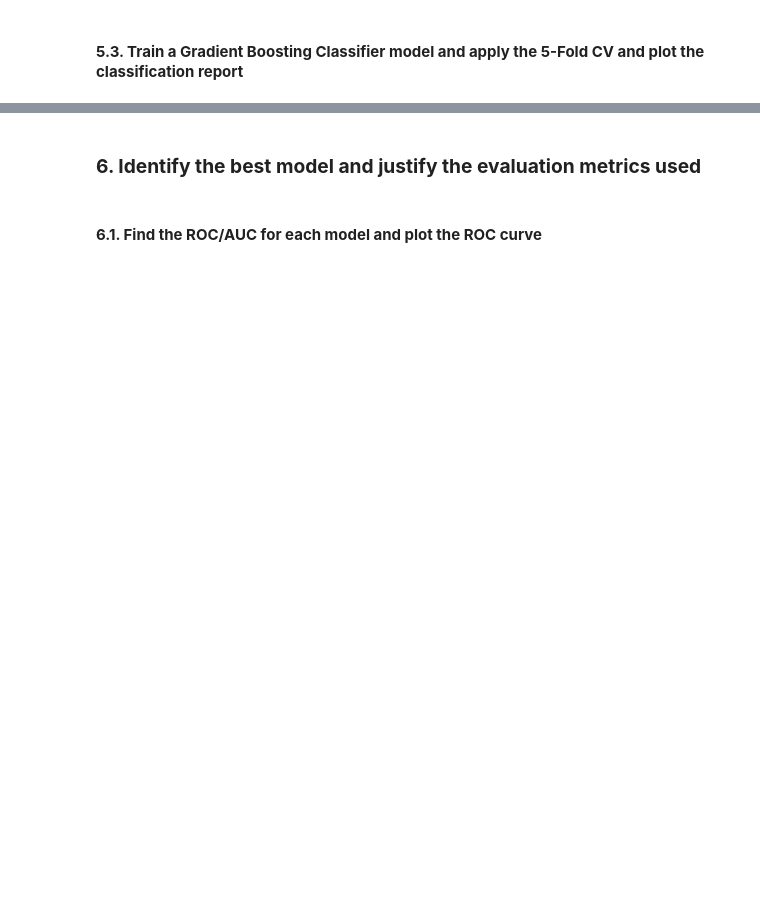
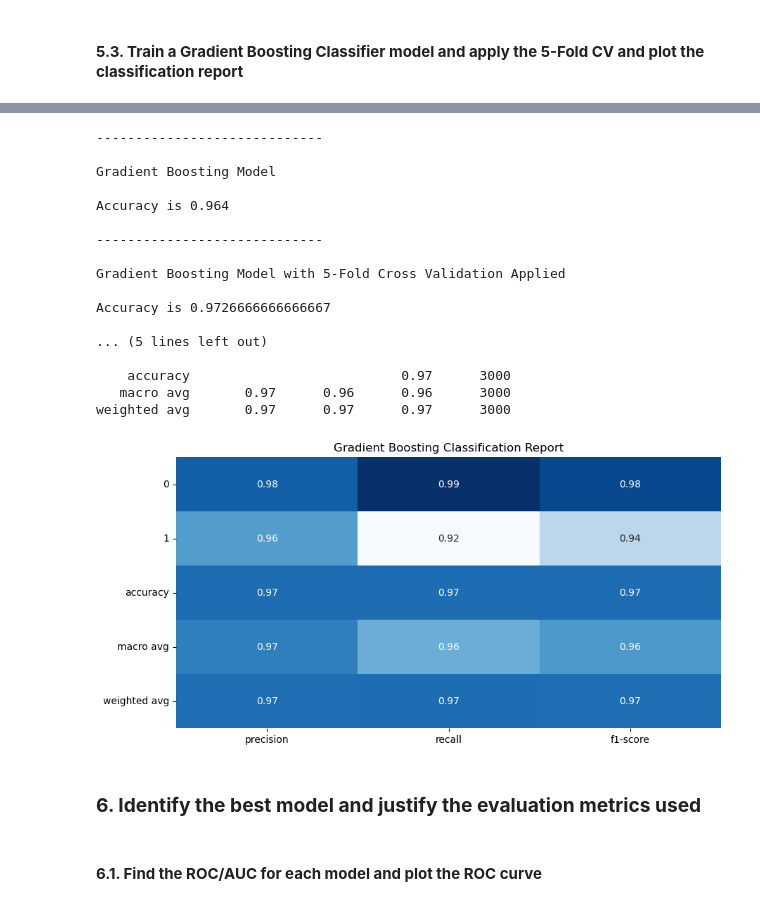
Before and after one commit to toddwalters/pgaiml-python-coding-examples, a Jupyter notebook: machine-learning/projects/employeeTurnoverAnalytics/1688640705_ToddWalters_mds_cep_ml_ps.ipynb, the cells around one changed output, grey strips where cells are left out. Drawn from its saved outputs; the diff is of its cells as text; code cells hidden in the pictures; blank space fills up the shorter version.

```diff
--- a/machine-learning/projects/employeeTurnoverAnalytics/1688640705_ToddWalters_mds_cep_ml_ps.ipynb
+++ b/machine-learning/projects/employeeTurnoverAnalytics/1688640705_ToddWalters_mds_cep_ml_ps.ipynb
@@ -462,9 +517,2 @@ weighted avg       0.99      0.98      0.98     18284
 # %% [markdown]
 #### **5.3.	Train a  Gradient Boosting Classifier model and apply the 5-Fold CV and plot the classification report**
-# %%
-# Gradient Boosting
-name = 'Gradient Boosting'
-model = GradientBoostingClassifier(random_state=RANDOM_STATE)
-
-print(f"Evaluating {name}")
-train_and_evaluate(name, model, X_train_smote, y_train_smote, cv, show_classification_report=True, show_roc_curve=False, show_confusion_matrix=False)
@@ -483,3 +519,71 @@ weighted avg       0.96      0.96      0.96     18284
+# %%
+# Gradient Boosting
+# name = 'Gradient Boosting'
+# model = GradientBoostingClassifier(random_state=RANDOM_STATE)
+#
+# print(f"Evaluating {name}")
+# train_and_evaluate(name, model, X_train_smote, y_train_smote, cv, show_classification_report=True, show_roc_curve=False, show_confusion_matrix=False)
+
+print()
+print("-----------------------------")
+print()
+print("Gradient Boosting Model")
+print()
+
+# Create and train the logistic regression model
+gb = GradientBoostingClassifier(random_state=RANDOM_STATE)
+gb_model = gb.fit(X_train_smote, np.ravel(y_train_smote))
+
+# Calculate the accuracy of the model
+gb_accuracy = gb_model.score(X_test, y_test)
+print ("Accuracy is {}".format(gb_accuracy))
+print()
+print("-----------------------------")
+
+print()
+print("Gradient Boosting Model with 5-Fold Cross Validation Applied")
+print()
+
+# Predict the labels for the test set
+gb_cv_y_pred = cross_val_predict(gb_model, X_test, y_test, cv=cv, method='predict')
+
+# Calculate the accuracy of the model
+gb_cv_accuracy = np.mean(cross_val_score(gb_model, X_test, y_test, cv=cv))
+print ("Accuracy is {}".format(gb_cv_accuracy))
+print()
+
+# Classification Report
+# print(classification_report(y_test,pred))
+gb_cv_report = classification_report(y_test, gb_cv_y_pred)
+print("Classification Report:")
+print(gb_cv_report)
+print()
+
+gb_cv_report_df = pd.DataFrame(classification_report(y_test, gb_cv_y_pred,output_dict=True)).transpose()
+gb_cv_report_df = gb_cv_report_df.drop(['support'], axis=1)  # Optionally drop the 'support' column
+plt.figure(figsize=(10, 5))
+sns.heatmap(gb_cv_report_df, annot=True, cmap='Blues', fmt='.2f', cbar=False)
+plt.title("Gradient Boosting Classification Report")
+plt.show()
+# %% [output]
+-----------------------------
+
+Gradient Boosting Model
+
+Accuracy is 0.964
+
+-----------------------------
+
+Gradient Boosting Model with 5-Fold Cross Validation Applied
+
+Accuracy is 0.9726666666666667
+
+... (5 lines left out)
+
+    accuracy                           0.97      3000
+   macro avg       0.97      0.96      0.96      3000
+weighted avg       0.97      0.97      0.97      3000
+[figure, added]
 # %% [markdown]
 ### **6. Identify the best model and justify the evaluation metrics used**
 # %% [markdown]
```
Also changed, not shown: parts of 20 cells of this notebook, 2 other files.
